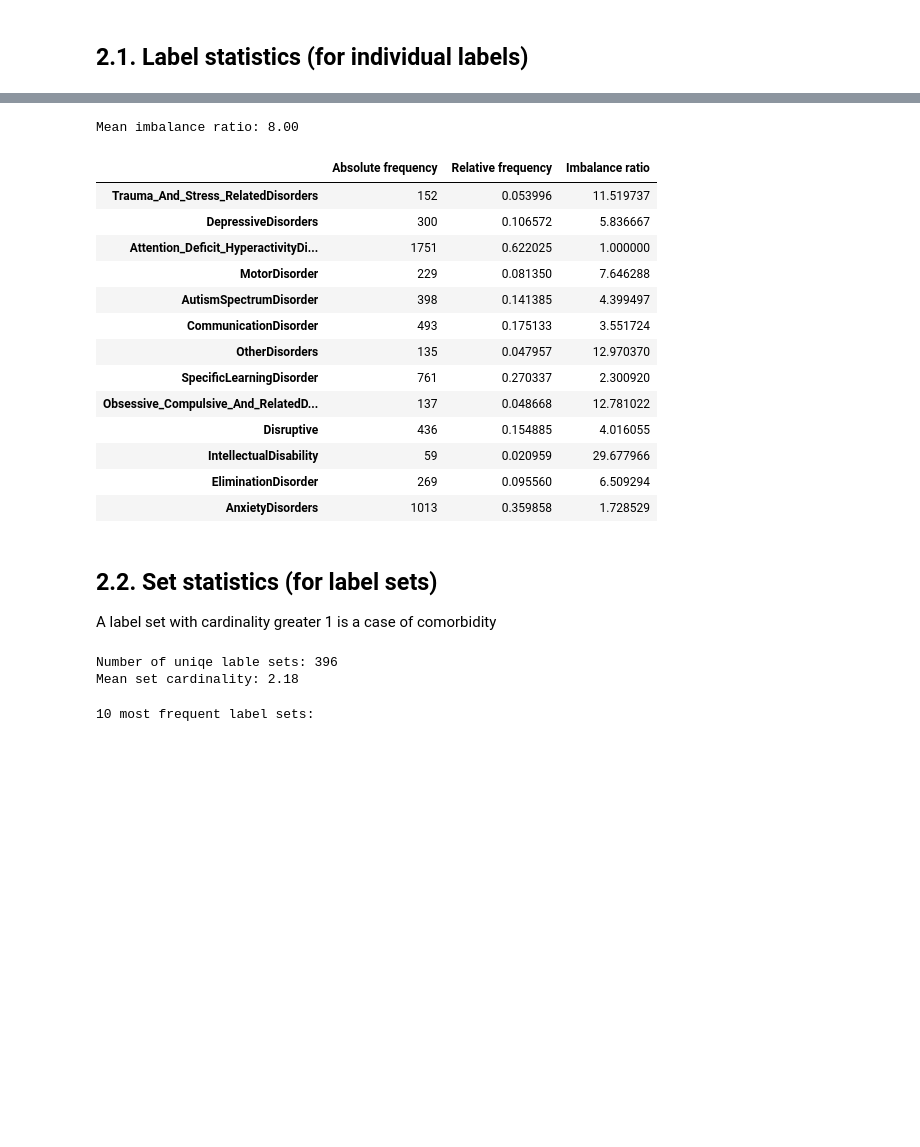
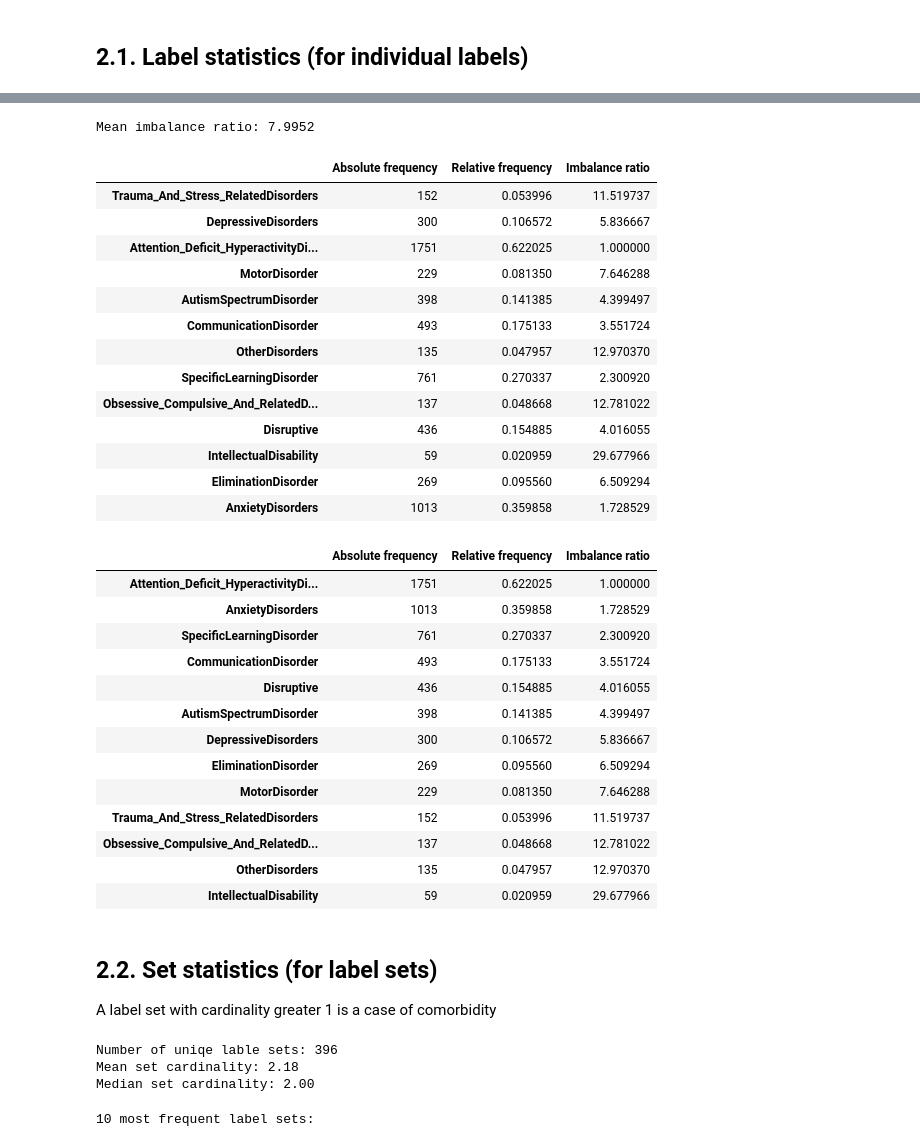
Before and after one commit to damian-jazz/comorbidity_prediction, a Jupyter notebook: data_inspection.ipynb, the cells around one changed output, grey strips where cells are left out. Drawn from its saved outputs; the diff is of its cells as text; code cells hidden in the pictures; blank space fills up the shorter version.

```diff
--- a/data_inspection.ipynb
+++ b/data_inspection.ipynb
@@ -53,9 +105,9 @@ plot_diagnosis_prevalence(df, 'morphometric_dataset')
 # %%
 stats, mean_ir = generate_label_stats(D, mean_ir=True)
-print(f"Mean imbalance ratio: {mean_ir:.2f}")
+print(f"Mean imbalance ratio: {mean_ir:.4f}")
 stats
 # %% [output]
-Mean imbalance ratio: 8.00
+Mean imbalance ratio: 7.9952
 |  | Absolute frequency | Relative frequency | Imbalance ratio |
 | Trauma_And_Stress_RelatedDisorders | 152 | 0.053996 | 11.519737 |
 | DepressiveDisorders | 300 | 0.106572 | 5.836667 |
@@ -70,15 +122,35 @@ Mean imbalance ratio: 8.00
 | IntellectualDisability | 59 | 0.020959 | 29.677966 |
 | EliminationDisorder | 269 | 0.095560 | 6.509294 |
 | AnxietyDisorders | 1013 | 0.359858 | 1.728529 |
+# %%
+stats_sorted = stats.sort_values(by='Absolute frequency', ascending=False)
+stats_sorted
+# %% [output]
+|  | Absolute frequency | Relative frequency | Imbalance ratio |
+| Attention_Deficit_HyperactivityDi... | 1751 | 0.622025 | 1.000000 |
+| AnxietyDisorders | 1013 | 0.359858 | 1.728529 |
+| SpecificLearningDisorder | 761 | 0.270337 | 2.300920 |
+| CommunicationDisorder | 493 | 0.175133 | 3.551724 |
+| Disruptive | 436 | 0.154885 | 4.016055 |
+| AutismSpectrumDisorder | 398 | 0.141385 | 4.399497 |
+| DepressiveDisorders | 300 | 0.106572 | 5.836667 |
+| EliminationDisorder | 269 | 0.095560 | 6.509294 |
+| MotorDisorder | 229 | 0.081350 | 7.646288 |
+| Trauma_And_Stress_RelatedDisorders | 152 | 0.053996 | 11.519737 |
+| Obsessive_Compulsive_And_RelatedD... | 137 | 0.048668 | 12.781022 |
+| OtherDisorders | 135 | 0.047957 | 12.970370 |
+| IntellectualDisability | 59 | 0.020959 | 29.677966 |
 # %% [markdown]
 ## 2.2. Set statistics (for label sets)
 A label set with cardinality greater 1 is a case of comorbidity
 # %%
 print(f"Number of uniqe lable sets: {D.apply(tuple, axis=1).nunique()}")
 print(f"Mean set cardinality: {D.sum(axis=1).mean():.2f}")
+print(f"Median set cardinality: {D.sum(axis=1).median():.2f}")
 # %% [output]
 Number of uniqe lable sets: 396
 Mean set cardinality: 2.18
+Median set cardinality: 2.00
 # %%
 head_size = 10
 print(f"{head_size} most frequent label sets:")
```
Also changed, not shown: parts of 16 cells of this notebook.
